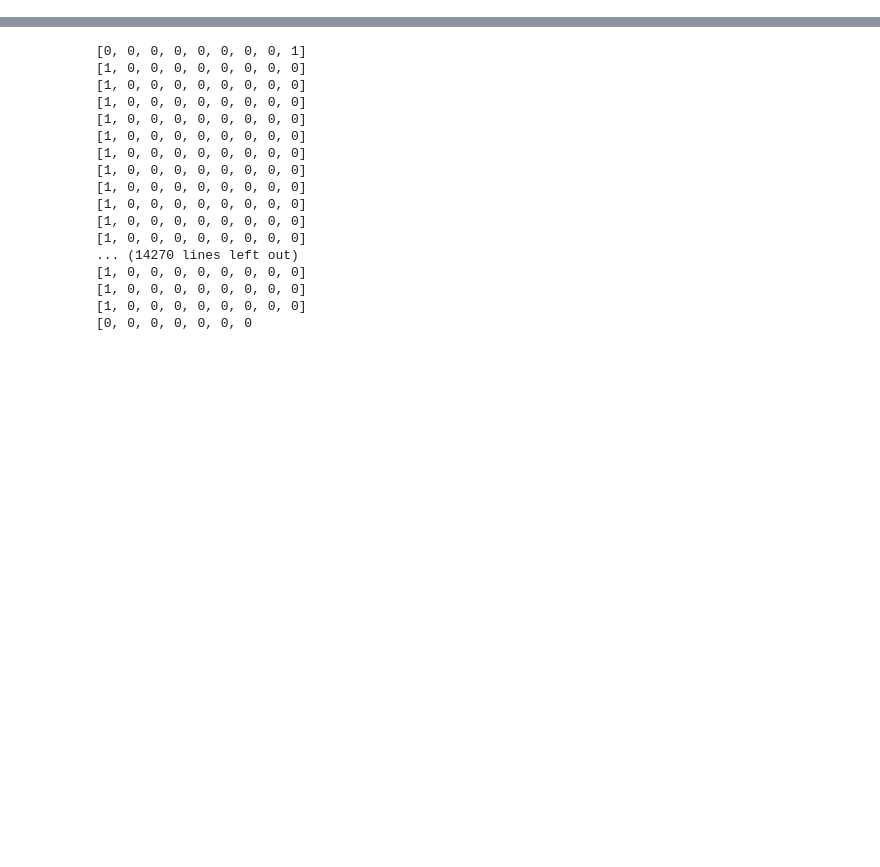
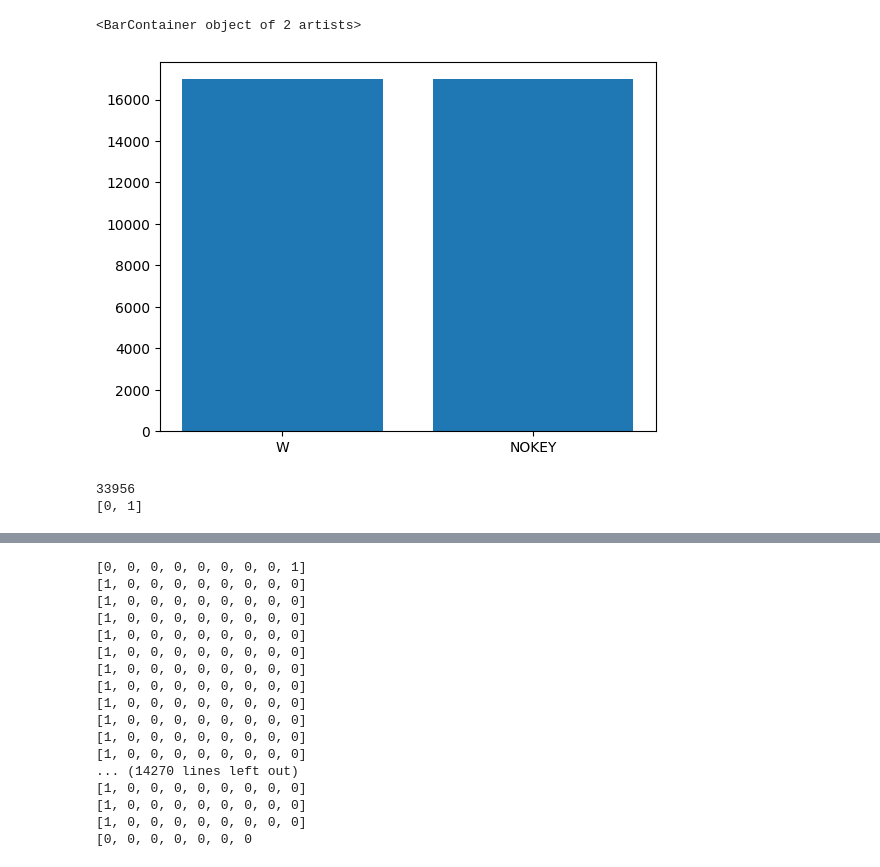
Before and after one commit to udiram/GTAV_driving_agent, a Jupyter notebook: v2/balancing.ipynb, the cells around one changed output, grey strips where cells are left out. Drawn from its saved outputs; the diff is of its cells as text; code cells hidden in the pictures; blank space fills up the shorter version.

```diff
--- a/v2/balancing.ipynb
+++ b/v2/balancing.ipynb
@@ -19,0 +20,16 @@ Counter({'[0, 0, 0, 0, 0, 0, 0, 0, 1]': 10697, '[1, 0, 0, 0, 0, 0, 0, 0, 0]': 65
+# %%
+W, NOKEY = [], []
+shuffle(train_data)
+# %%
+for data in train_data:
+    img = data[0]
+    choice = data[1]
+    print(choice)
+    if choice == [1, 0]:
+        W.append([img, choice])
+        print("W")
+    elif choice == [0, 1]:
+        NOKEY.append([img, choice])
+        print("NOKEY")
+    else:
+        print('no matches')
@@ -19,0 +56,25 @@ Counter({'[0, 0, 0, 0, 0, 0, 0, 0, 1]': 10697, '[1, 0, 0, 0, 0, 0, 0, 0, 0]': 65
+# %%
+W = W[:len(NOKEY)]
+# S = S[:len(W)][:len(A)][:len(D)][:len(WA)][:len(WD)][:len(SA)][:len(SD)][:len(NOKEY)]
+# A = A[:len(W)][:len(S)][:len(D)][:len(WA)][:len(WD)][:len(SA)][:len(SD)][:len(NOKEY)]
+# D = D[:len(W)][:len(S)][:len(A)][:len(WA)][:len(WD)][:len(SA)][:len(SD)][:len(NOKEY)]
+# WA = WA[:len(W)][:len(S)][:len(A)][:len(D)][:len(WD)][:len(SA)][:len(SD)][:len(NOKEY)]
+# WD = WD[:len(W)][:len(S)][:len(A)][:len(D)][:len(WA)][:len(SA)][:len(SD)][:len(NOKEY)]
+# SA = SA[:len(W)][:len(S)][:len(A)][:len(D)][:len(WA)][:len(WD)][:len(SD)][:len(NOKEY)]
+# SD = SD[:len(W)][:len(S)][:len(A)][:len(D)][:len(WA)][:len(WD)][:len(SA)][:len(NOKEY)]
+NOKEY = NOKEY[:len(W)]
+# %%
+#make a bar plot
+import matplotlib.pyplot as plt
+plt.bar(['W', 'NOKEY'], [len(W), len(NOKEY)])
+# %% [output]
+<BarContainer object of 2 artists>
+[figure, added]
+# %%
+final_data = W + NOKEY
+shuffle(final_data)
+print(len(final_data))
+print(final_data[1][1])
+# %% [output]
+33956
+[0, 1]
```
Also changed, not shown: parts of 7 cells of this notebook, 12 other files.
